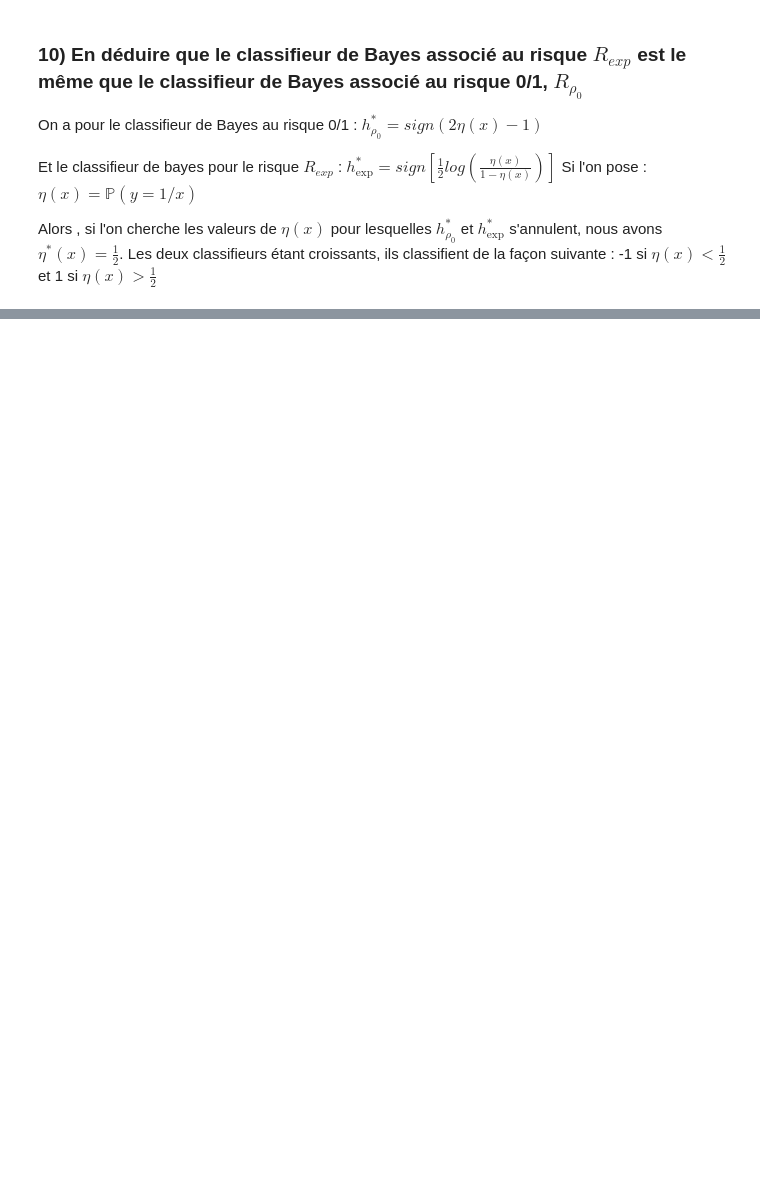
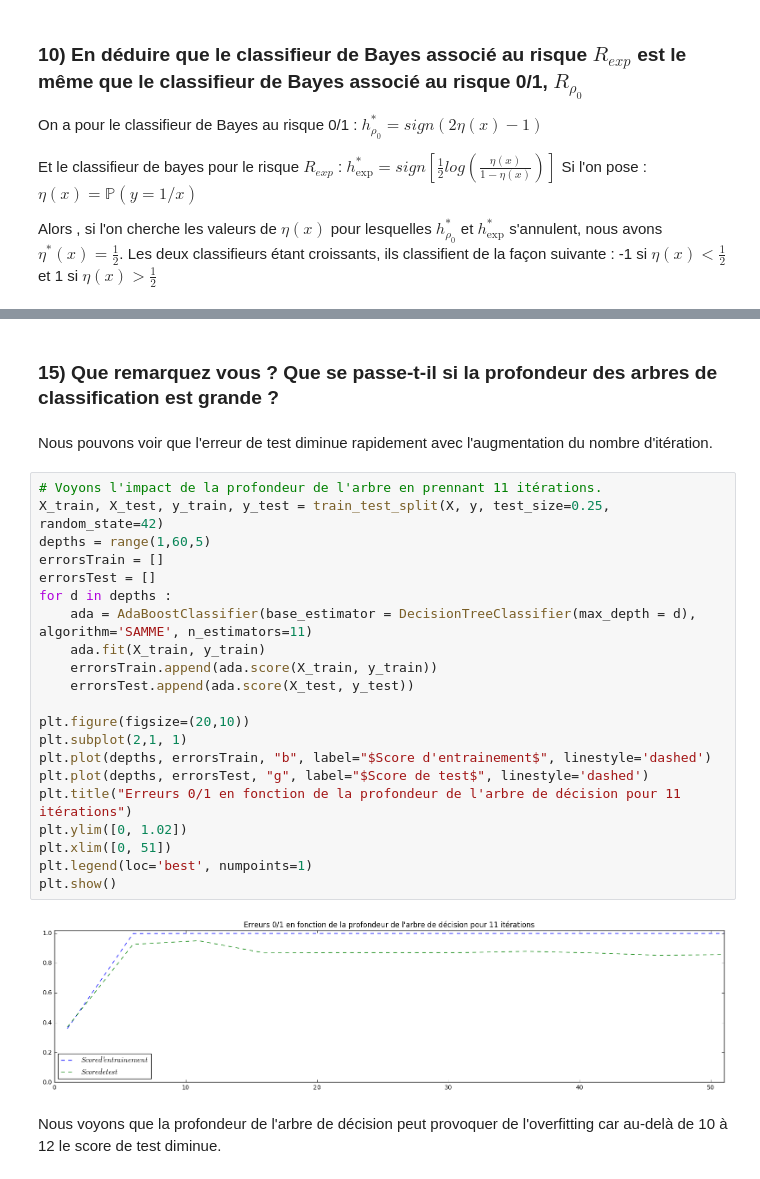
Before and after one commit to rvi008/ensembles, a Jupyter notebook: ensembles.ipynb, the cells around one changed output, grey strips where cells are left out. Saved outputs shown, nothing was run; the diff lists cells and outputs as text; blank space fills up the shorter version.

```diff
--- a/ensembles.ipynb
+++ b/ensembles.ipynb
@@ -328,0 +368,29 @@ Alors , si l'on cherche les valeurs de $\eta(x)$ pour lesquelles $ h^{*}_{\rho_{
+# %% [markdown]
+### 15) Que remarquez vous ? Que se passe-t-il si la profondeur des arbres de classification est grande ?
+# %% [markdown]
+Nous pouvons voir que l'erreur de test diminue rapidement avec l'augmentation du nombre d'itération.
+# %%
+# Voyons l'impact de la profondeur de l'arbre en prennant 11 itérations.
+X_train, X_test, y_train, y_test = train_test_split(X, y, test_size=0.25, random_state=42)
+depths = range(1,60,5)
+errorsTrain = []
+errorsTest = []
+for d in depths :
+    ada = AdaBoostClassifier(base_estimator = DecisionTreeClassifier(max_depth = d), algorithm='SAMME', n_estimators=11)
+    ada.fit(X_train, y_train)
+    errorsTrain.append(ada.score(X_train, y_train))
+    errorsTest.append(ada.score(X_test, y_test))
+
+plt.figure(figsize=(20,10))
+plt.subplot(2,1, 1)
+plt.plot(depths, errorsTrain, "b", label="$Score d'entrainement$", linestyle='dashed')
+plt.plot(depths, errorsTest, "g", label="$Score de test$", linestyle='dashed')
+plt.title("Erreurs 0/1 en fonction de la profondeur de l'arbre de décision pour 11 itérations")
+plt.ylim([0, 1.02])
+plt.xlim([0, 51])
+plt.legend(loc='best', numpoints=1)
+plt.show()
+# %% [output]
+[figure, added]
+# %% [markdown]
+Nous voyons que la profondeur de l'arbre de décision peut provoquer de l'overfitting car au-delà de 10 à 12 le score de test diminue.
```
Also changed, not shown: parts of 19 cells of this notebook.
